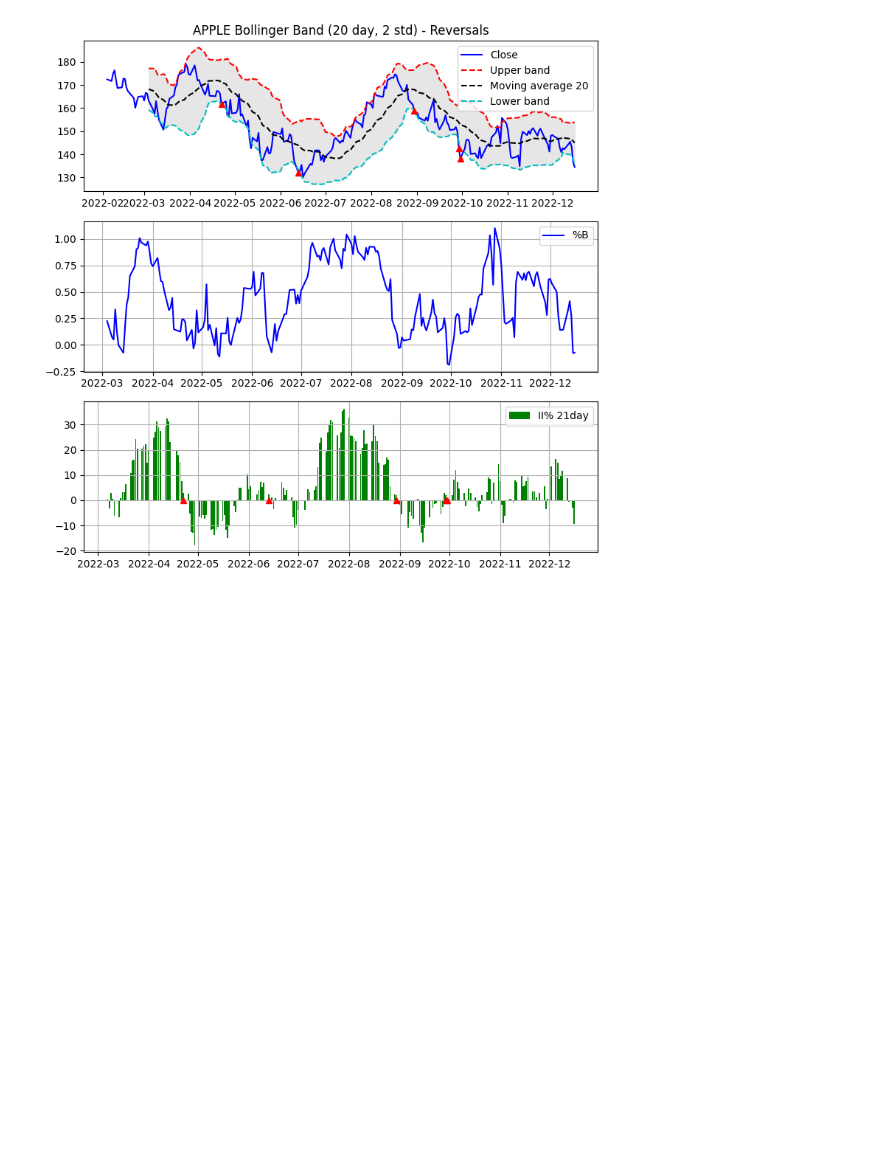
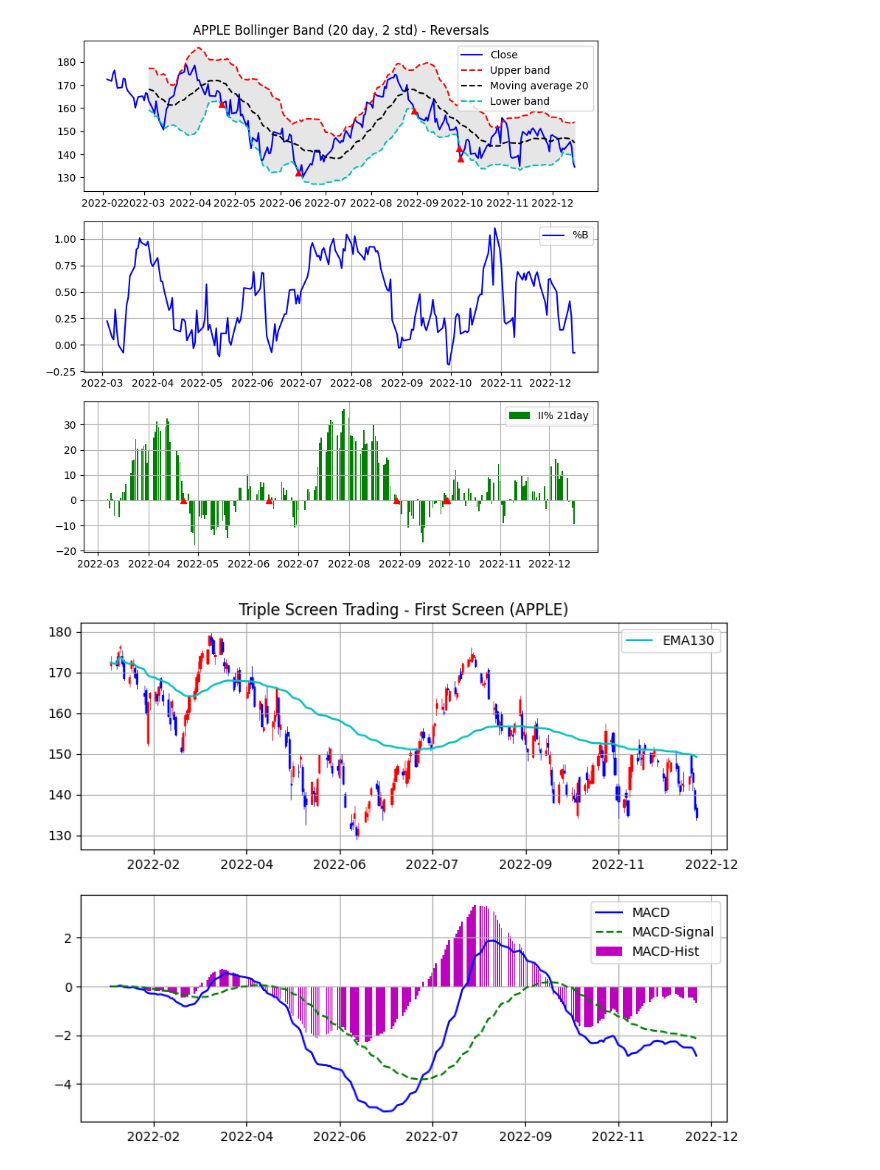
Before and after one commit to taewan2002/stock, a Jupyter notebook: Analysis.ipynb, the cells around one changed output. Cells and saved outputs as stored; diff of their text form; code cells hidden in the pictures; blank space fills up the shorter version.

```diff
--- a/Analysis.ipynb
+++ b/Analysis.ipynb
@@ -433,3 +433,42 @@ plt.legend(loc="best")
 plt.show()
 # %% [output]
 [figure]
+# %%
+# 삼중창 매매 시스탬 - 첫번째 창(추세 확인)
+from pandas_datareader import data as pdr
+import yfinance as yf
+import matplotlib.pyplot as plt
+import matplotlib.dates as mdates
+from mplfinance.original_flavor import candlestick_ohlc
+yf.pdr_override()
+
+df = pdr.get_data_yahoo("AAPL","2022-02-04", progress = False)
+ema60 = df.Close.ewm(span=60).mean() # 종가의 12주 지수 이동평균
+ema130 = df.Close.ewm(span=130).mean() # 종가의 26주 지수 이동평균
+macd = ema60 - ema130 # macd선
+signal = macd.ewm(span=45).mean() # 신호선(macd의 9주 지수 이동평균선)
+macdhist = macd - signal # macd 히스토그램
+
+df = df.assign(ema60=ema60, ema130=ema130, macd=macd, signal=signal, macdhist=macdhist).dropna()
+df["Number"] = df.index.map(mdates.date2num)
+ohlc = df[["Number", "Open", "High", "Low", "Close"]]
+
+plt.figure(figsize=(9,7))
+p1 = plt.subplot(2, 1, 1)
+plt.title("Triple Screen Trading - First Screen (APPLE)")
+plt.grid(True)
+candlestick_ohlc(p1, ohlc.values, width=.6, colorup="red", colordown="blue") # 차트 생성
+p1.xaxis.set_major_formatter(mdates.DateFormatter("%Y-%m"))
+plt.plot(df.Number, df["ema130"], color="c", label="EMA130")
+plt.legend(loc="best")
+
+p2 = plt.subplot(2, 1, 2)
+p2.xaxis.set_major_formatter(mdates.DateFormatter("%Y-%m"))
+plt.grid(True)
+plt.bar(df.Number, df["macdhist"], color="m", label="MACD-Hist")
+plt.plot(df.Number, df["macd"], color="b", label="MACD")
+plt.plot(df.Number, df["signal"], "g--", label="MACD-Signal")
+plt.legend(loc="best")
+plt.show()
+# %% [output]
+[figure, added]
```
